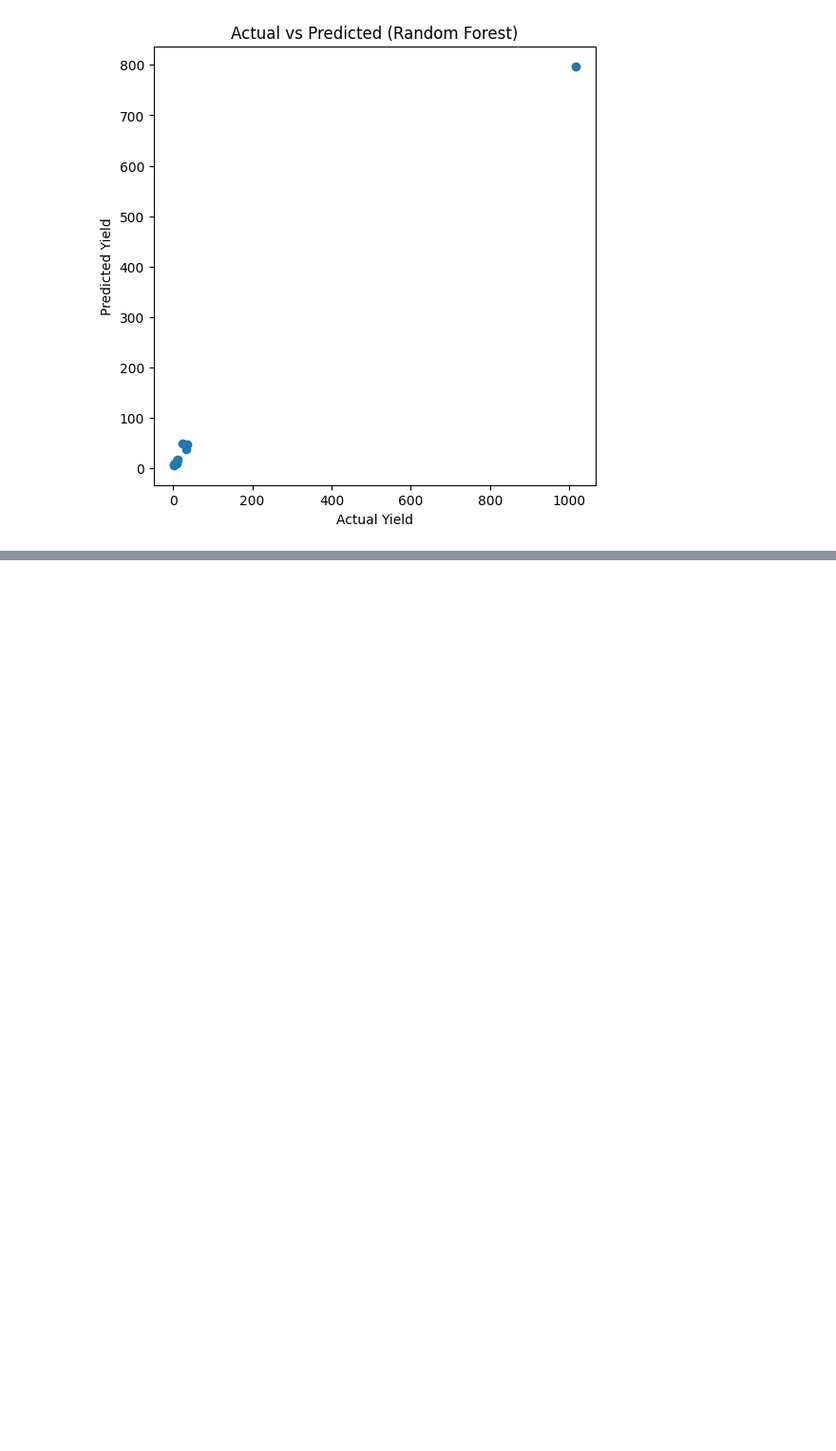
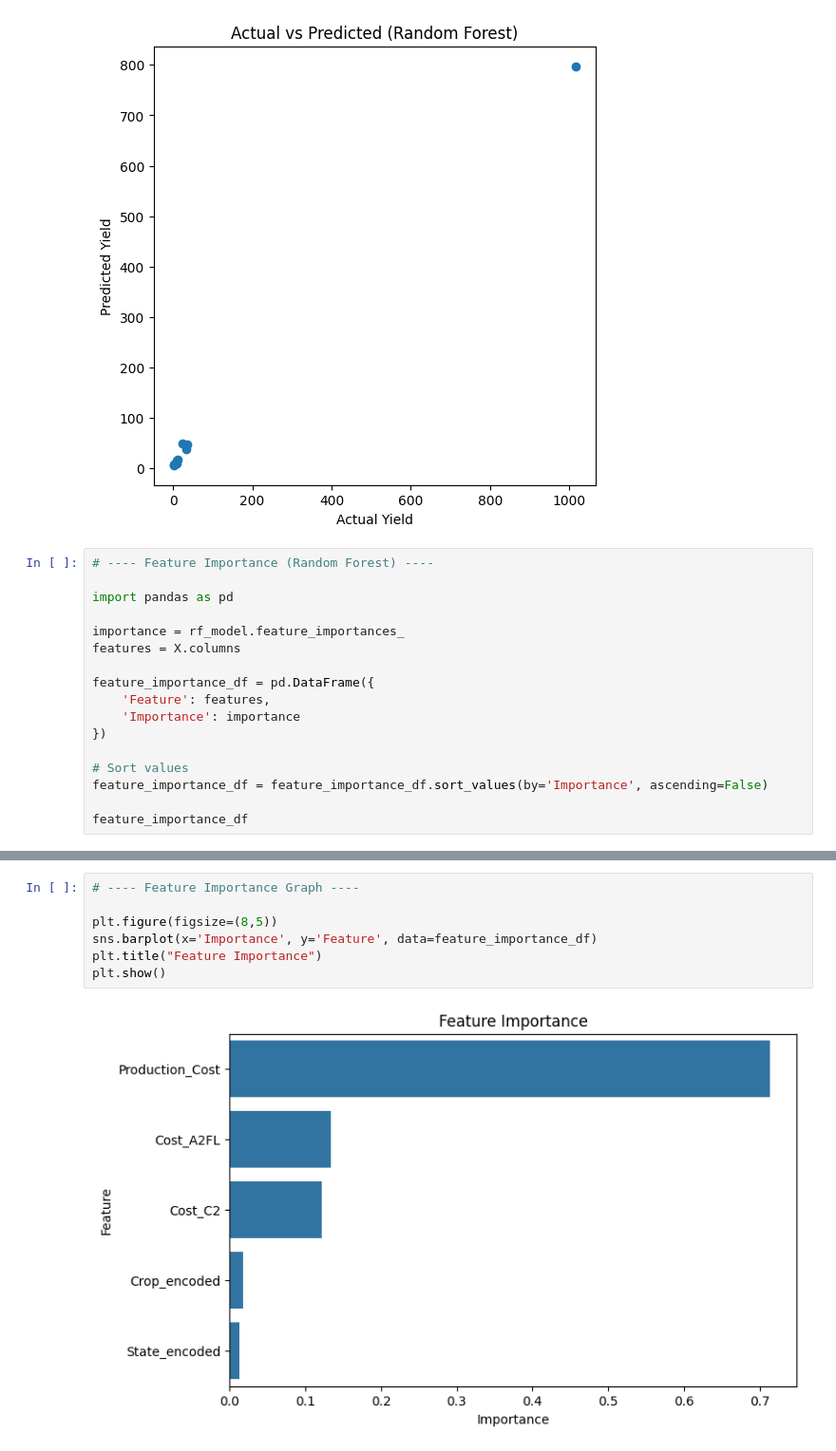
Before and after one commit to priyanshigudhka-gif/upskillcampus, a Jupyter notebook: agriculture_crop_prediction.ipynb, the cells around one changed output, grey strips where cells are left out. Shown at 95% size. Saved outputs shown, nothing was run; the diff lists cells and outputs as text; blank space fills up the shorter version.

Commit message:
Final ML model with Streamlit app completed

```diff
--- a/agriculture_crop_prediction.ipynb
+++ b/agriculture_crop_prediction.ipynb
@@ -262,3 +262,20 @@ plt.title("Actual vs Predicted (Random Forest)")
 plt.show()
 # %% [output]
 [figure]
+# %%
+# ---- Feature Importance (Random Forest) ----
+
+import pandas as pd
+
+importance = rf_model.feature_importances_
+features = X.columns
+
+feature_importance_df = pd.DataFrame({
+    'Feature': features,
+    'Importance': importance
+})
+
+# Sort values
+feature_importance_df = feature_importance_df.sort_values(by='Importance', ascending=False)
+
+feature_importance_df
@@ -264,0 +289,9 @@ plt.show()
+# %%
+# ---- Feature Importance Graph ----
+
+plt.figure(figsize=(8,5))
+sns.barplot(x='Importance', y='Feature', data=feature_importance_df)
+plt.title("Feature Importance")
+plt.show()
+# %% [output]
+[figure, added]
```
Also changed, not shown: parts of 2 cells of this notebook, 2 other files.
